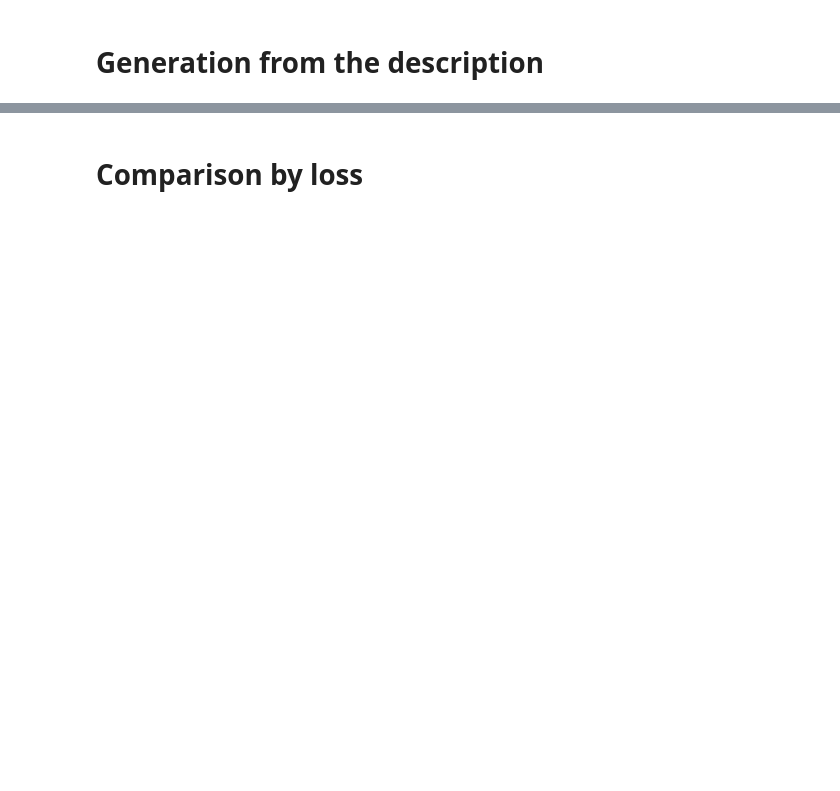
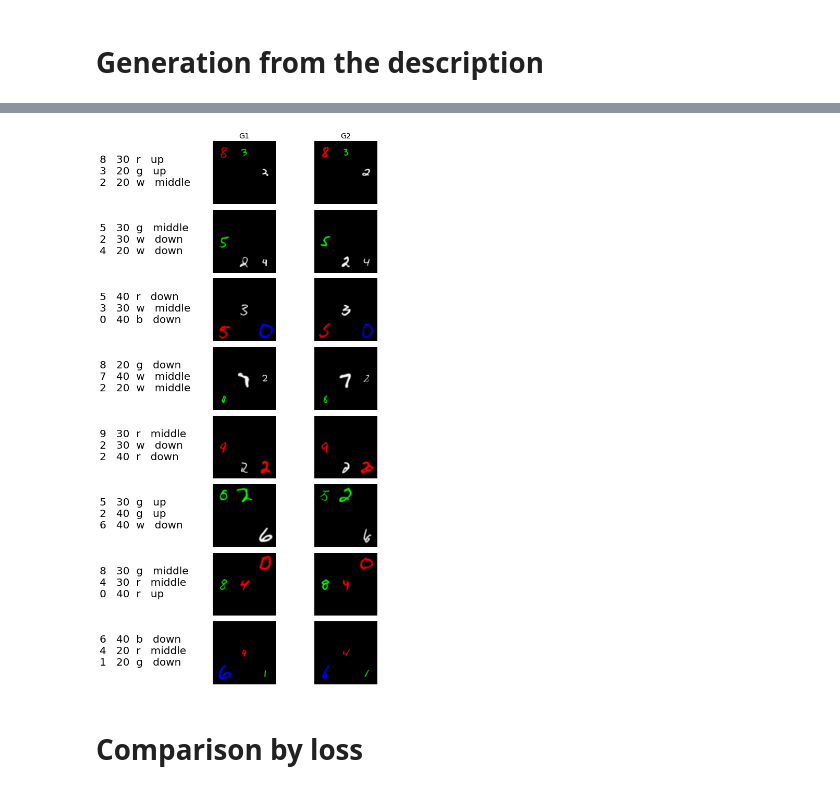
Before and after one commit to AndrewSukhobok95/discrete_latents_for_text_to_image_gen, a Jupyter notebook: notebooks/md_mnist/comparison_1s_vs_2s_by_loss.ipynb, the cells around one changed output, grey strips where cells are left out. Cells and saved outputs as stored; diff of their text form; code cells hidden in the pictures; blank space fills up the shorter version.

```diff
--- a/notebooks/md_mnist/comparison_1s_vs_2s_by_loss.ipynb
+++ b/notebooks/md_mnist/comparison_1s_vs_2s_by_loss.ipynb
@@ -121,0 +126,3 @@ show(gen_img, figsize=(16,16), plot_grid=True)
+# %%
+img_1 = g1_img.detach().cpu().numpy()
+img_2 = g2_img.detach().cpu().numpy()
@@ -122,3 +133,39 @@ show(gen_img, figsize=(16,16), plot_grid=True)
+# %%
+def description_lines(d):
+    return '{:<3} {:<3} {:<3} {:<3}\n{:<3} {:<3} {:<3} {:<3}\n{:<3} {:<3} {:<3} {:<3}'.format(*d)
+
+
+fig = plt.figure(figsize=(8, 15))
+rows = 8
+columns = 3
+
+for r in range(rows):
+    for c in range(columns):
+        num = columns * r + c + 1
+
+        if c==0:
+            fig.add_subplot(rows, columns, num)
+            plt.text(0, 0.3, description_lines(description[r]), size=20)
+            plt.axis('off')
+        elif c==1:
+            fig.add_subplot(rows, columns, num)
+            plt.imshow(np.moveaxis(img_1[r], 0, -1))
+            plt.axis('off')
+        elif c==2:
+            fig.add_subplot(rows, columns, num)
+            plt.imshow(np.moveaxis(img_2[r], 0, -1))
+            plt.axis('off')
+
+        if r==0:
+            if c==1:
+                plt.title('G1')
+            elif c==2:
+                plt.title('G2')
+
+plt.tight_layout()
+plt.show()
+# %% [output]
+[figure, added]
 # %% [markdown]
 # Comparison by loss
 # %%
```
Also changed, not shown: parts of 9 cells of this notebook, 7 other files.
